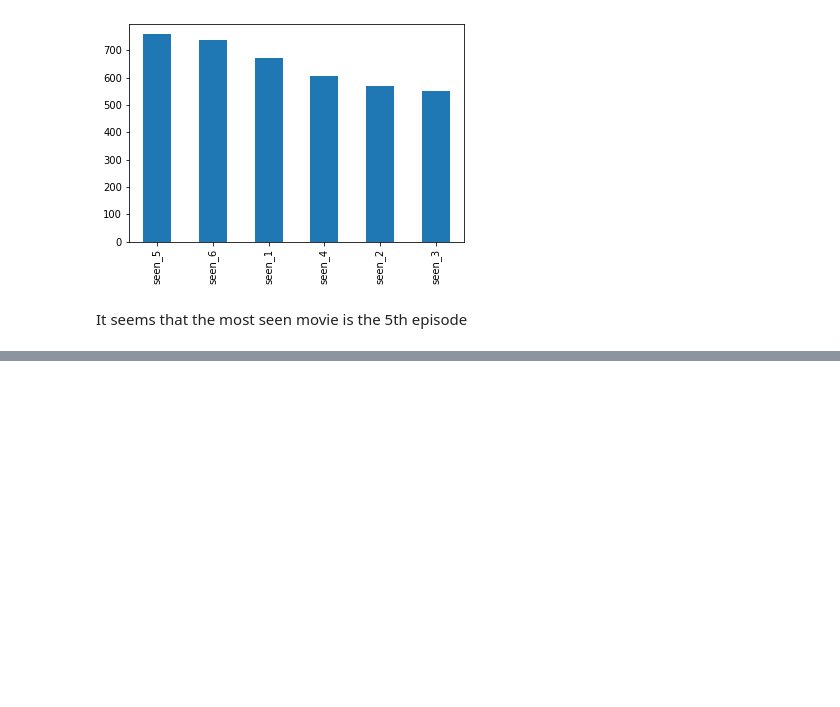
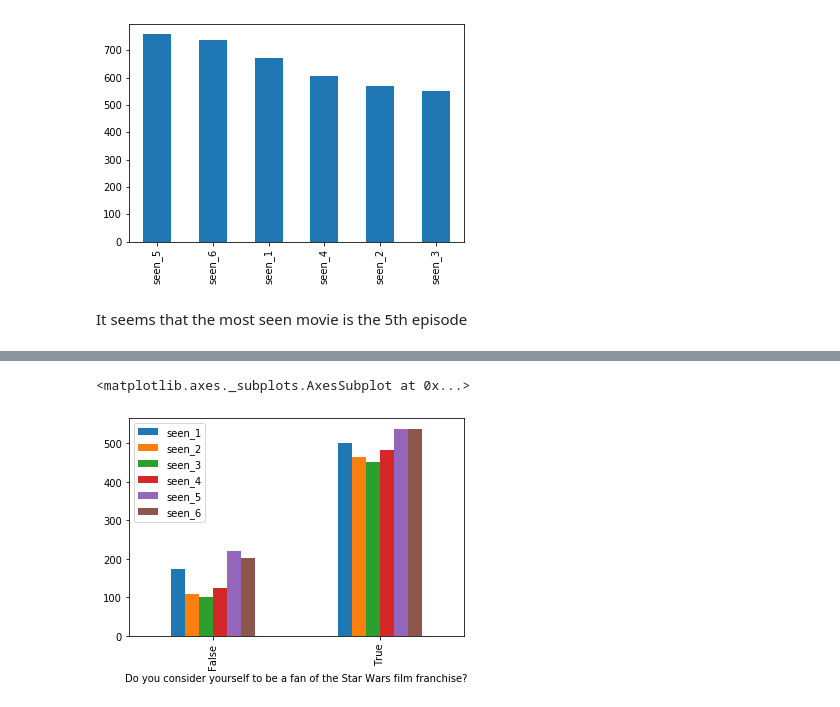
Before and after one commit to OniSlayer/star_wars_surveys, a Jupyter notebook: star_wars_survey.ipynb, the cells around one changed output, grey strips where cells are left out. Saved outputs shown, nothing was run; the diff lists cells and outputs as text; code cells hidden in the pictures; blank space fills up the shorter version.

```diff
--- a/star_wars_survey.ipynb
+++ b/star_wars_survey.ipynb
@@ -203,0 +226,8 @@ It seems that the most seen movie is the 5th episode
+# %%
+# We could also analyze the data by splitting those that are fans and those that are not fans
+grouped_by_fans = star_wars.groupby('Do you consider yourself to be a fan of the Star Wars film franchise?')
+# %%
+grouped_by_fans[star_wars.columns[3:9]].sum().plot.bar()
+# %% [output]
+<matplotlib.axes._subplots.AxesSubplot at 0x...>
+[figure, added]
```
Also changed, not shown: parts of 17 cells of this notebook, 1 other file.
